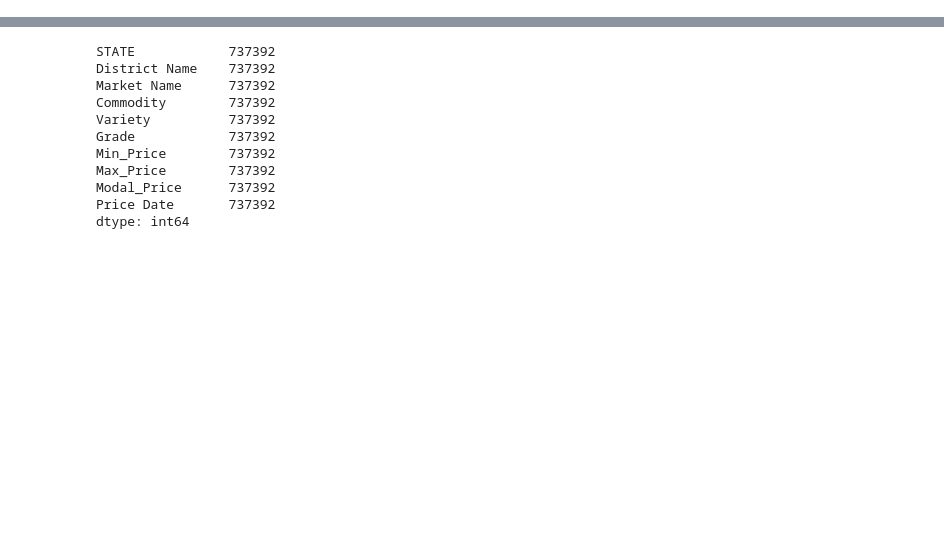
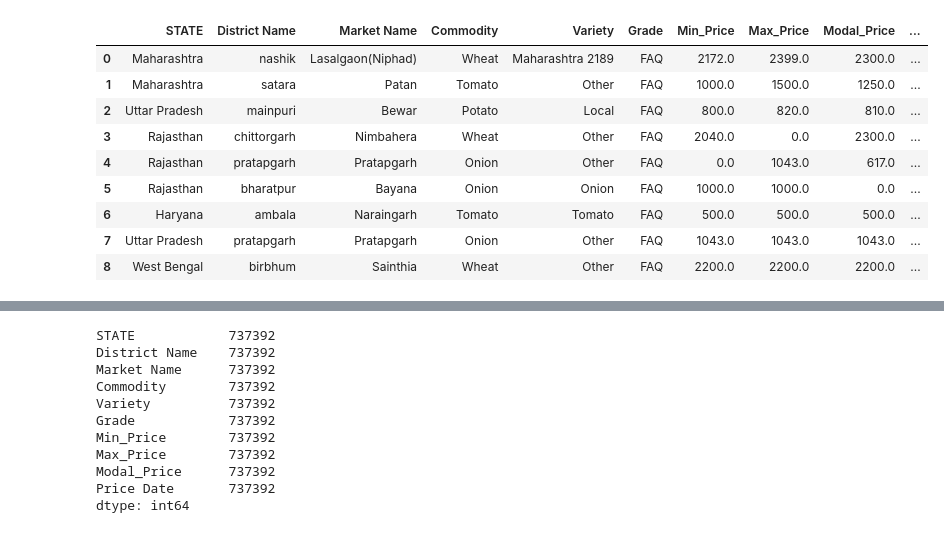
Before and after one commit to singhAbhishek16/project-mandi, a Jupyter notebook: test-section-exercise-mandi.ipynb, the cells around one changed output, grey strips where cells are left out. Saved outputs shown, nothing was run; the diff lists cells and outputs as text; code cells hidden in the pictures; blank space fills up the shorter version.

Commit message:
debugged data cleanup logic

```diff
--- a/test-section-exercise-mandi.ipynb
+++ b/test-section-exercise-mandi.ipynb
@@ -33,0 +25,3 @@ ps_df.head()
+# %%
+# dubug code section
+ps_df_debug=ps_df.head(10)
@@ -33,0 +41,52 @@ ps_df.head()
+# %%
+ps_df_debug = ps_df_debug[
+    ~(
+        (ps_df_debug['Min_Price'] == 0.0) &
+        (ps_df_debug['Max_Price'] == 0.0) &
+        (ps_df_debug['Modal_Price'] == 0.0)
+    )
+]
+# %%
+# min=0 max=0 modal!=0 --> max=modal
+# min=0 max=0 modal!=0 --> min=modal
+condition1 = (
+    (ps_df_debug['Min_Price'] == 0.0) &
+    (ps_df_debug['Max_Price'] == 0.0) &
+    (ps_df_debug['Modal_Price'] != 0.0)
+)
+
+# min=0 max=!0 modal=0 --> min=max; modal=max
+condition2 = (
+    (ps_df_debug['Min_Price'] == 0.0) &
+    (ps_df_debug['Max_Price'] != 0.0) &
+    (ps_df_debug['Modal_Price'] == 0.0)
+)
+
+# min!=0 max=0 modal=0 --> max=min; modal=min
+condition3 = (
+    (ps_df_debug['Min_Price'] != 0.0) &
+    (ps_df_debug['Max_Price'] == 0.0) &
+    (ps_df_debug['Modal_Price'] == 0.0)
+)
+# %%
+ps_df_debug['Min_Price'] = ps_df_debug['Min_Price'].mask(condition1, other=ps_df_debug['Modal_Price'])
+ps_df_debug['Max_Price'] = ps_df_debug['Max_Price'].mask(condition1, other=ps_df_debug['Modal_Price'])
+
+ps_df_debug['Min_Price'] = ps_df_debug['Min_Price'].mask(condition2, other=ps_df_debug['Max_Price'])
+ps_df_debug['Modal_Price'] = ps_df_debug['Modal_Price'].mask(condition2, other=ps_df_debug['Max_Price'])
+
+ps_df_debug['Max_Price'] = ps_df_debug['Max_Price'].mask(condition3, other=ps_df_debug['Min_Price'])
+ps_df_debug['Modal_Price'] = ps_df_debug['Modal_Price'].mask(condition3, other=ps_df_debug['Min_Price'])
+# %%
+ps_df_debug
+# %% [output]
+|  | STATE | District Name | Market Name | Commodity | Variety | Grade | Min_Price | Max_Price | Modal_Price | ... |
+| 0 | Maharashtra | nashik | Lasalgaon(Niphad) | Wheat | Maharashtra 2189 | FAQ | 2172.0 | 2399.0 | 2300.0 | ... |
+| 1 | Maharashtra | satara | Patan | Tomato | Other | FAQ | 1000.0 | 1500.0 | 1250.0 | ... |
+| 2 | Uttar Pradesh | mainpuri | Bewar | Potato | Local | FAQ | 800.0 | 820.0 | 810.0 | ... |
+| 3 | Rajasthan | chittorgarh | Nimbahera | Wheat | Other | FAQ | 2040.0 | 0.0 | 2300.0 | ... |
+| 4 | Rajasthan | pratapgarh | Pratapgarh | Onion | Other | FAQ | 0.0 | 1043.0 | 617.0 | ... |
+| 5 | Rajasthan | bharatpur | Bayana | Onion | Onion | FAQ | 1000.0 | 1000.0 | 0.0 | ... |
+| 6 | Haryana | ambala | Naraingarh | Tomato | Tomato | FAQ | 500.0 | 500.0 | 500.0 | ... |
+| 7 | Uttar Pradesh | pratapgarh | Pratapgarh | Onion | Other | FAQ | 1043.0 | 1043.0 | 1043.0 | ... |
+| 8 | West Bengal | birbhum | Sainthia | Wheat | Other | FAQ | 2200.0 | 2200.0 | 2200.0 | ... |
```
Also changed, not shown: parts of 18 cells of this notebook, 1 other file.
